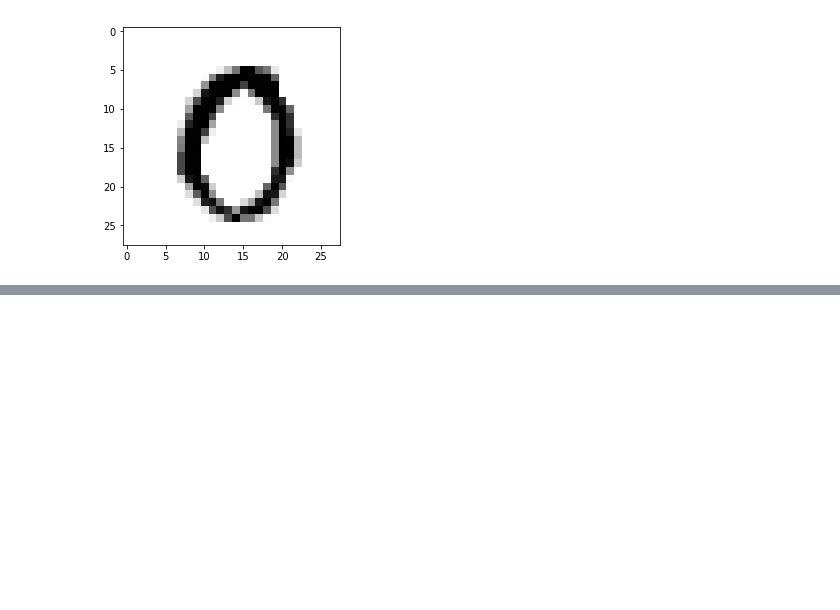
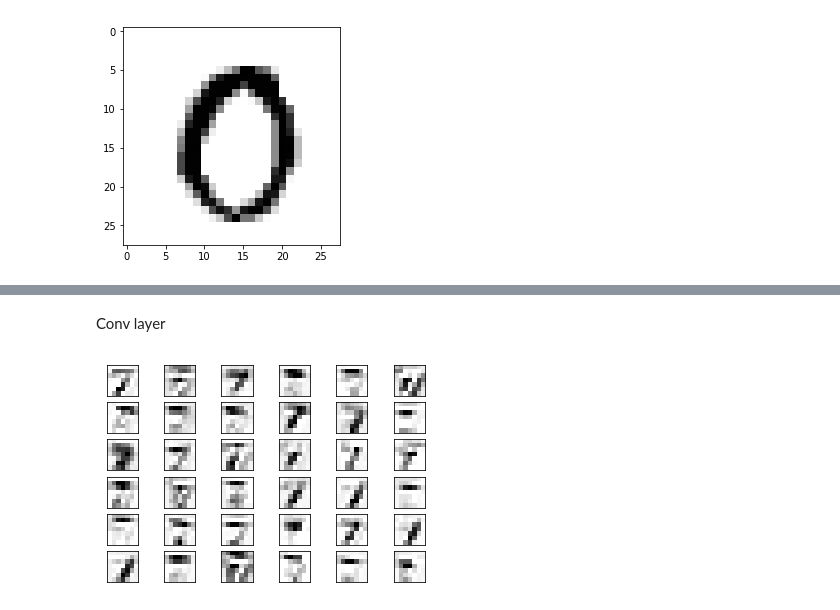
Before and after one commit to abinesh1/mnist-image-classification, a Jupyter notebook: mnist_notebook.ipynb, the cells around one changed output, grey strips where cells are left out. Drawn from its saved outputs; the diff is of its cells as text; code cells hidden in the pictures; blank space fills up the shorter version.

```diff
--- a/mnist_notebook.ipynb
+++ b/mnist_notebook.ipynb
@@ -474,0 +604,6 @@ plot_conv_weights(weights=weights_conv2,input_channel=1)
+# %% [markdown]
+Conv layer
+# %%
+plot_conv_layer(layer=layer_conv2, image=image1)
+# %% [output]
+[figure, added]
```
Also changed, not shown: parts of 72 cells of this notebook.
